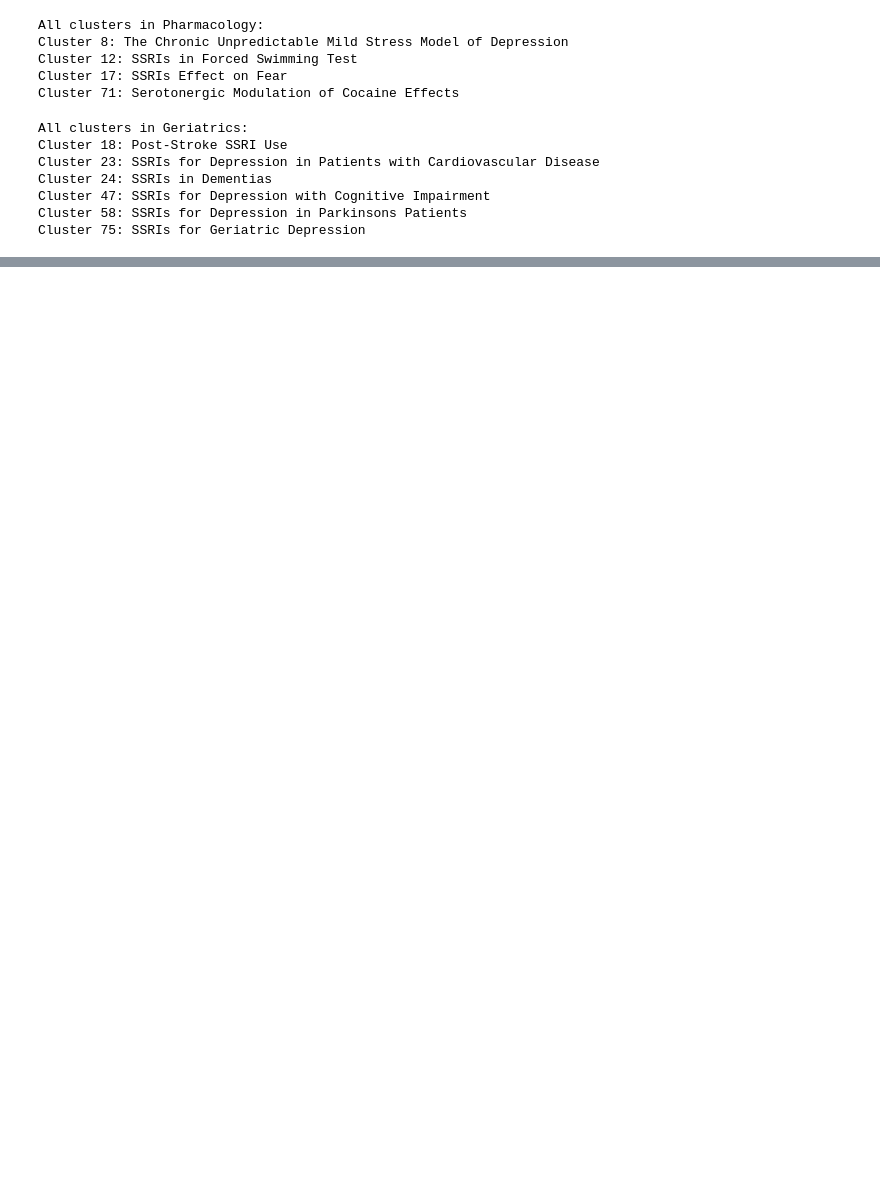
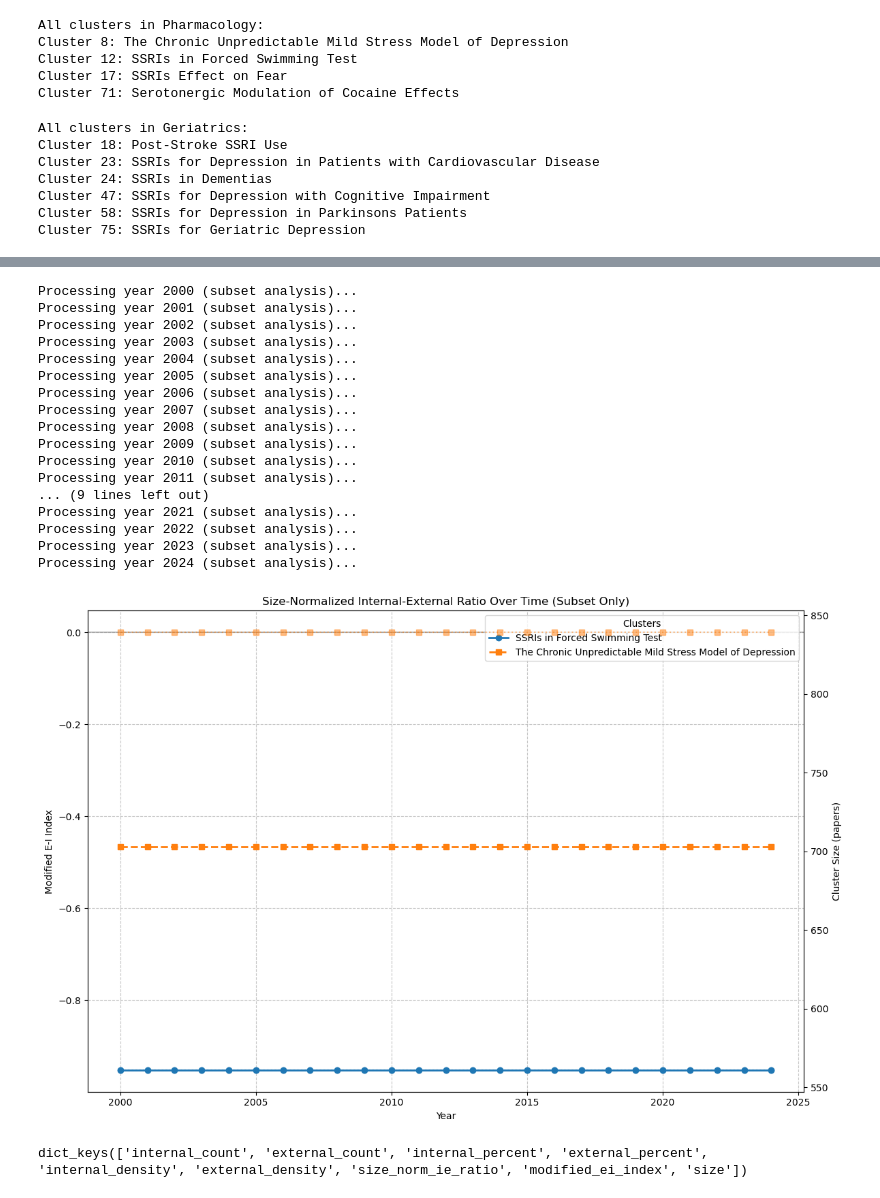
Before and after one commit to jarolim14/SSRI-Evolution, a Jupyter notebook: notebooks/09.1-ClusterIntercon.ipynb, the cells around one changed output, grey strips where cells are left out. Cells and saved outputs as stored; diff of their text form; code cells hidden in the pictures; blank space fills up the shorter version.

```diff
--- a/notebooks/09.1-ClusterIntercon.ipynb
+++ b/notebooks/09.1-ClusterIntercon.ipynb
@@ -524,0 +1262,35 @@ analyzer_geriatrics.plot_heatmap(normalized_df_geriatrics, "Sub", diag_excluded=
+# %%
+# Run analyses
+subset_results = analyzer.analyze_subset_connections(
+    selected_clusters=clusters_of_interest, years_range=years_of_interest
+)
+
+# Plot the size-normalized ratio
+analyzer.plot_temporal_evolution(
+    subset_results,
+    metric="modified_ei_index",
+    title="Size-Normalized Internal-External Ratio Over Time (Subset Only)",
+)
+# %% [output]
+Processing year 2000 (subset analysis)...
+Processing year 2001 (subset analysis)...
+Processing year 2002 (subset analysis)...
+Processing year 2003 (subset analysis)...
+Processing year 2004 (subset analysis)...
+Processing year 2005 (subset analysis)...
+Processing year 2006 (subset analysis)...
+Processing year 2007 (subset analysis)...
+Processing year 2008 (subset analysis)...
+Processing year 2009 (subset analysis)...
+Processing year 2010 (subset analysis)...
+Processing year 2011 (subset analysis)...
+... (9 lines left out)
+Processing year 2021 (subset analysis)...
+Processing year 2022 (subset analysis)...
+Processing year 2023 (subset analysis)...
+Processing year 2024 (subset analysis)...
+[figure, added]
+# %%
+all_results["10"].keys()
+# %% [output]
+dict_keys(['internal_count', 'external_count', 'internal_percent', 'external_percent', 'internal_density', 'external_density', 'size_norm_ie_ratio', 'modified_ei_index', 'size'])
```
Also changed, not shown: parts of 34 cells of this notebook, 25 other files.
